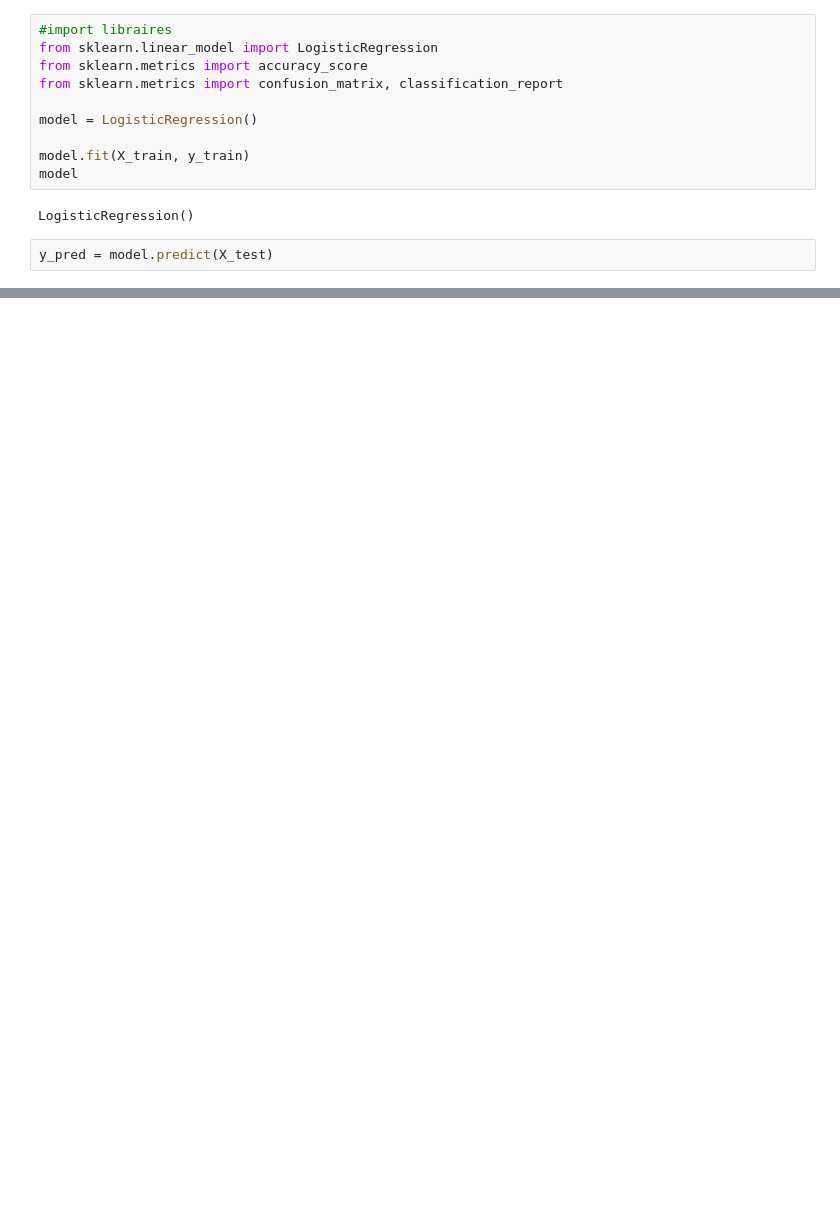
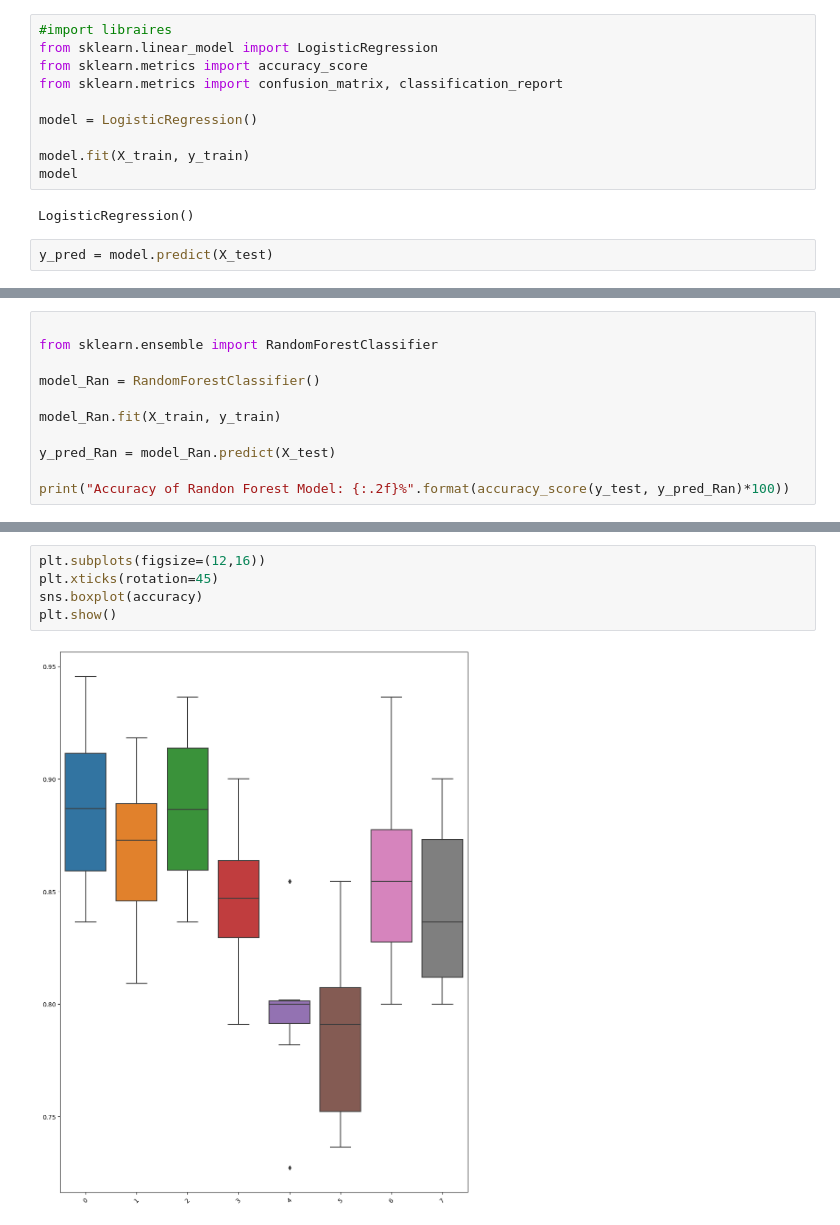
Before and after one commit to vyavahareyash/DSBDA-Project, a Jupyter notebook: DataViz.ipynb, the cells around one changed output, grey strips where cells are left out. Cells and saved outputs as stored; diff of their text form; blank space fills up the shorter version.

```diff
--- a/DataViz.ipynb
+++ b/DataViz.ipynb
@@ -427,0 +461,11 @@ pickle.dump(scaler,open('scaler.pkl','wb'))
+# %%
+
+from sklearn.ensemble import RandomForestClassifier
+
+model_Ran = RandomForestClassifier()
+
+model_Ran.fit(X_train, y_train)
+
+y_pred_Ran = model_Ran.predict(X_test)
+
+print("Accuracy of Randon Forest Model: {:.2f}%".format(accuracy_score(y_test, y_pred_Ran)*100))
@@ -427,0 +551,7 @@ pickle.dump(scaler,open('scaler.pkl','wb'))
+# %%
+plt.subplots(figsize=(12,16))
+plt.xticks(rotation=45)
+sns.boxplot(accuracy)
+plt.show()
+# %% [output]
+[figure, added]
```
Also changed, not shown: parts of 9 cells of this notebook, 2 other files.
